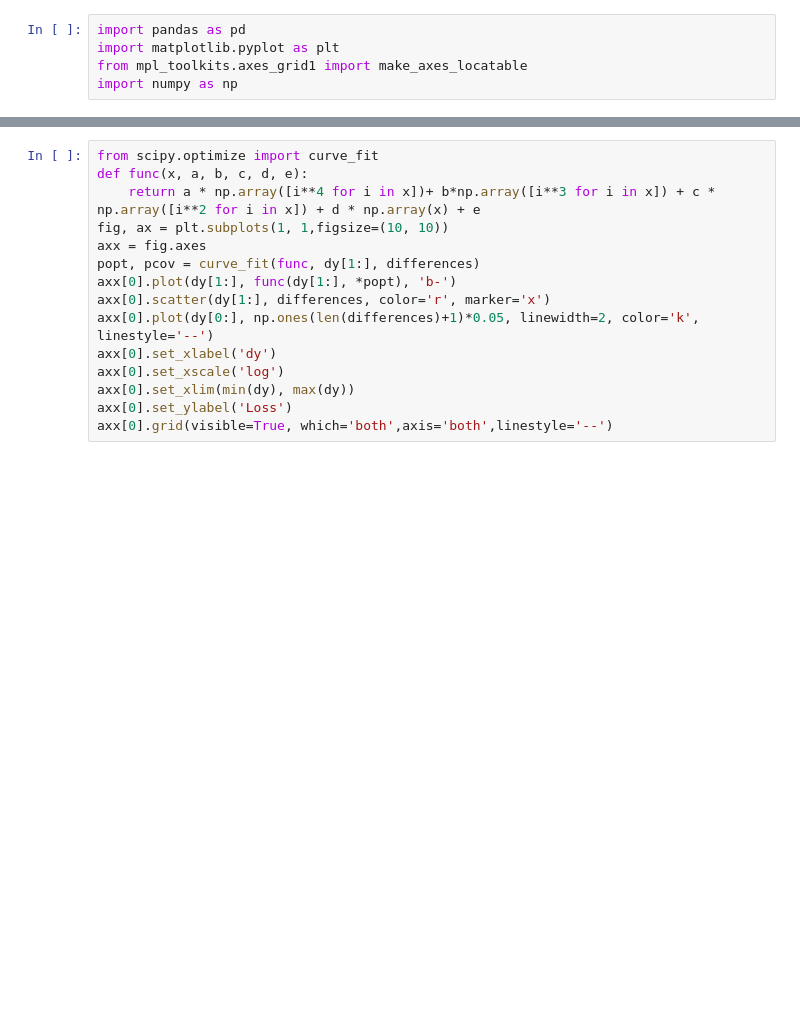
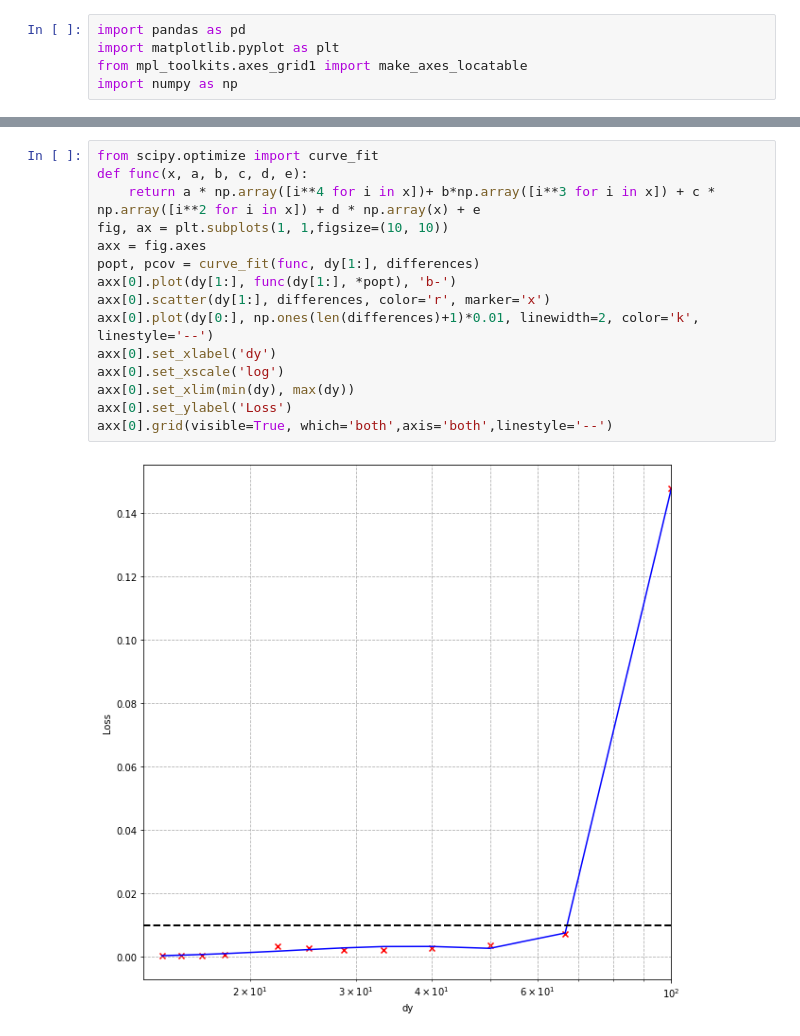
Before and after one commit to ychen1492/reference-simulation, a Jupyter notebook: ho_resolution_visualization.ipynb, the cells around one changed output, grey strips where cells are left out. Drawn from its saved outputs; the diff is of its cells as text; blank space fills up the shorter version.

```diff
--- a/ho_resolution_visualization.ipynb
+++ b/ho_resolution_visualization.ipynb
@@ -104,18 +114,20 @@ axx[0].grid(visible=True, which='both',axis='both',linestyle='--')
 # %%
 from scipy.optimize import curve_fit
 def func(x, a, b, c, d, e):
     return a * np.array([i**4 for i in x])+ b*np.array([i**3 for i in x]) + c * np.array([i**2 for i in x]) + d * np.array(x) + e
 fig, ax = plt.subplots(1, 1,figsize=(10, 10))
 axx = fig.axes
 popt, pcov = curve_fit(func, dy[1:], differences)
 axx[0].plot(dy[1:], func(dy[1:], *popt), 'b-')
 axx[0].scatter(dy[1:], differences, color='r', marker='x')
-axx[0].plot(dy[0:], np.ones(len(differences)+1)*0.05, linewidth=2, color='k', linestyle='--')
+axx[0].plot(dy[0:], np.ones(len(differences)+1)*0.01, linewidth=2, color='k', linestyle='--')
 axx[0].set_xlabel('dy')
 axx[0].set_xscale('log')
 axx[0].set_xlim(min(dy), max(dy))
 axx[0].set_ylabel('Loss')
 axx[0].grid(visible=True, which='both',axis='both',linestyle='--')
+# %% [output]
+[figure, added]
 # %%
 temperature = pd.read_csv('./SerialResolutionHo/temperature_resolution_dz.csv')
 time_arr = temperature['time'].to_numpy() / 365
```
Also changed, not shown: parts of 8 cells of this notebook, 4 other files.
